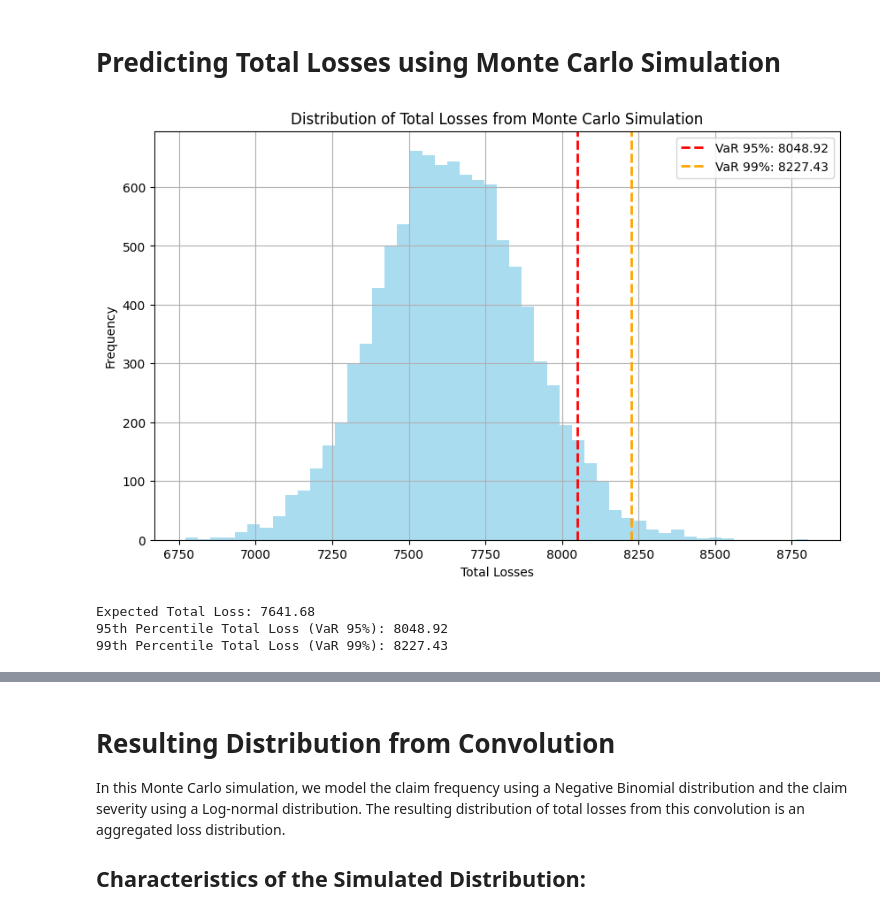
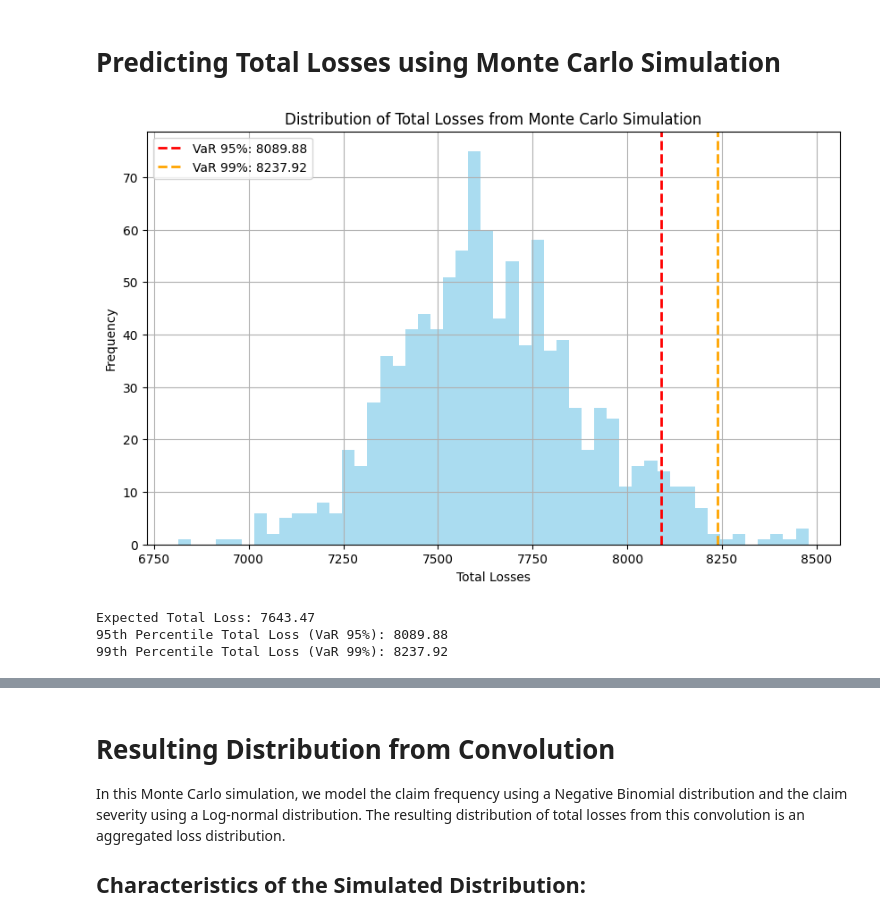
Before and after one commit to ThomasDeConinck/Assurance-Code-Python, a Jupyter notebook: assurances Code Python Case.ipynb, the cells around one changed output, grey strips where cells are left out. Saved outputs shown, nothing was run; the diff lists cells and outputs as text; code cells hidden in the pictures.

```diff
--- a/assurances Code Python Case.ipynb
+++ b/assurances Code Python Case.ipynb
@@ -218,0 +372,5 @@ pd.concat([total_claims_by_vech_power_frequency, total_claims_by_vech_power_seve
+# %%
+# Create a new DataFrame for each cluster
+df_cluster_0 = df_1[df_1['Risk Cluster'] == 0].copy()
+df_cluster_1 = df_1[df_1['Risk Cluster'] == 1].copy()
+df_cluster_2 = df_1[df_1['Risk Cluster'] == 2].copy()
@@ -263,0 +603,19 @@ def plot_fit(x, dist, params, title, dist_type='continuous'):
+# %%
+claim_counts_2 = df_cluster_2['ClaimNb']
+
+# Poisson Distribution Fitting
+lambda_poisson_2 = np.mean(claim_counts_2)
+params_poisson_2 = [lambda_poisson_2]
+distrib_test(claim_counts_2, poisson, params_poisson_2, 'Fit with Poisson Distribution', dist_type='discrete')
+
+# Binomial Distribution Fitting
+n_trials_2 = 1  # This should be adjusted based on your specific scenario
+p_success_2 = np.mean(claim_counts_2) / n_trials_2
+params_binom_2 = [n_trials_2, p_success_2]
+distrib_test(claim_counts_2, binom, params_binom_2, 'Fit with Binomial Distribution', dist_type='discrete')
+
+# Negative Binomial Distribution Fitting
+r_negbin_2 = (np.mean(claim_counts_2)**2) / (np.var(claim_counts_2) - np.mean(claim_counts_2))
+p_negbin_2 = r_negbin_2 / (r_negbin_2 + np.mean(claim_counts_2))
+params_negbin_2 = [r_negbin_2, p_negbin_2]
+distrib_test(claim_counts_2, nbinom, params_negbin_2, 'Fit with Negative Binomial Distribution', dist_type='discrete')
@@ -263,0 +631,18 @@ def plot_fit(x, dist, params, title, dist_type='continuous'):
+# %%
+# Filter out zero claim amounts for severity analysis
+non_zero_claims_2 = df_cluster_2[df_cluster_2['ClaimAmount'] > 0]['ClaimAmount']
+
+# Log-normal fitting
+shape_2, loc_2, scale_2 = lognorm.fit(non_zero_claims_2, floc=0)
+params_lognorm_2 = [shape_2, loc_2, scale_2]
+distrib_severity(non_zero_claims_2, lognorm, params_lognorm_2, 'Fit with Log-normal Distribution', dist_type='continuous')
+
+# Pareto fitting
+b_2, loc_2, scale_2 = pareto.fit(non_zero_claims_2, floc=0)  # Fitting with floc_2 set to 0
+params_pareto_2 = [b_2, loc_2, scale_2]
+distrib_severity(non_zero_claims_2, pareto, params_pareto_2, 'Fit with Pareto Distribution', dist_type='continuous')
+
+# Gamma fitting
+alpha_2, loc_2, beta_2 = gamma.fit(non_zero_claims_2, floc=0)  # Adjusting fit parameters as needed
+params_gamma_2 = [alpha_2, loc_2, beta_2]
+distrib_severity(non_zero_claims_2, gamma, params_gamma_2, 'Fit with Gamma Distribution', dist_type='continuous')
@@ -415,7 +1066,7 @@ params_negbin = [r_negbin, p_negbin]  # Fitted Negative Binomial params
 params_lognorm = [shape, loc, scale]  # Fitted Log-normal params
 
 # Number of simulations and policies
-n_simulations = 10000
+n_simulations = 1000
 n_policies = len(claims_data)
 
 # Pre-allocate an array for total losses
@@ -435,34 +1086,34 @@ for i in range(n_simulations):
             # Simulate claim severity for each claim and sum them for the policy
             total_claim_severity[j] = lognorm.rvs(shape, loc, scale, size=num_claims[j]).sum()
 
     # Store the total loss for this simulation
     total_losses[i] = total_claim_severity.sum()
 
 # Calculate expected total loss from the simulation results
 expected_total_loss = np.mean(total_losses)
 
 # Calculate Value-at-Risk (VaR) at different confidence levels (95% and 99%)
 var_95 = np.percentile(total_losses, 95)
 var_99 = np.percentile(total_losses, 99)
 
 # Plot the total losses distribution and highlight VaR levels
 plt.figure(figsize=(10, 6))
 plt.hist(total_losses, bins=50, color='skyblue', alpha=0.7)
 plt.axvline(var_95, color='red', linestyle='dashed', linewidth=2, label=f'VaR 95%: {var_95:.2f}')
 plt.axvline(var_99, color='orange', linestyle='dashed', linewidth=2, label=f'VaR 99%: {var_99:.2f}')
 plt.title('Distribution of Total Losses from Monte Carlo Simulation')
 plt.xlabel('Total Losses')
 plt.ylabel('Frequency')
 plt.grid(True)
 plt.legend()
 plt.show()
 
 # Printing Risk Measures
 print(f"Expected Total Loss: {expected_total_loss:.2f}")
 print(f"95th Percentile Total Loss (VaR 95%): {var_95:.2f}")
 print(f"99th Percentile Total Loss (VaR 99%): {var_99:.2f}")
 # %% [output]
-[figure, old version]
+[figure, new version]
-Expected Total Loss: 7641.68
-95th Percentile Total Loss (VaR 95%): 8048.92
-99th Percentile Total Loss (VaR 99%): 8227.43
+Expected Total Loss: 7643.47
+95th Percentile Total Loss (VaR 95%): 8089.88
+99th Percentile Total Loss (VaR 99%): 8237.92
```
Also changed, not shown: parts of 57 cells of this notebook.
